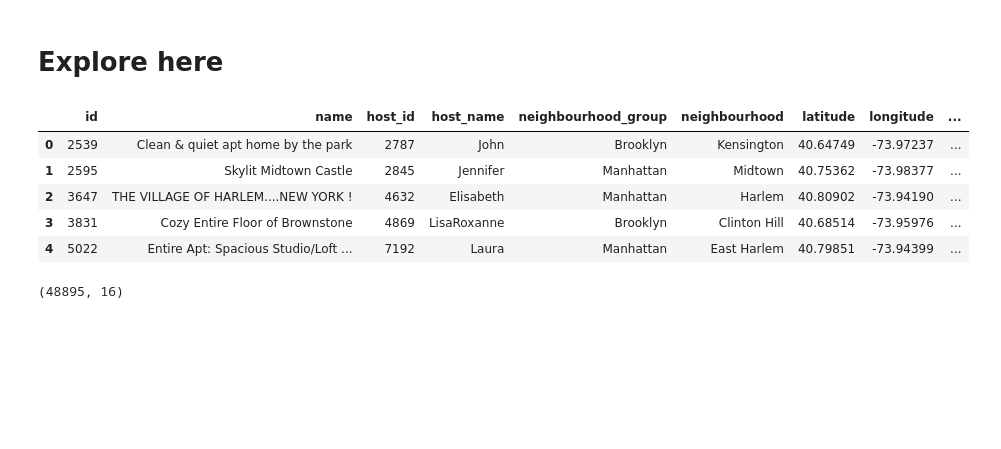
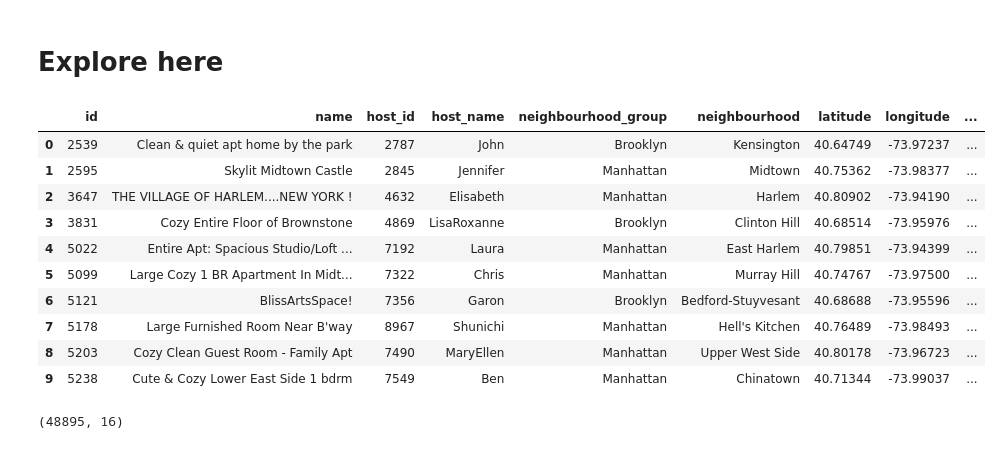
Before and after one commit to 4GeeksAcademy/0204machine-learning-python-template, a Jupyter notebook: src/explore.ipynb, the cells around one changed output. Drawn from its saved outputs; the diff is of its cells as text; code cells hidden in the pictures; blank space fills up the shorter version.

```diff
--- a/src/explore.ipynb
+++ b/src/explore.ipynb
@@ -3,16 +3,21 @@
 # %%
 # Your code here
 import pandas as pd
 
 dt = pd.read_csv("https://raw.githubusercontent.com/4GeeksAcademy/data-preprocessing-project-tutorial/main/AB_NYC_2019.csv")
-dt.head()
+dt.head(10)
 # %% [output]
 |  | id | name | host_id | host_name | neighbourhood_group | neighbourhood | latitude | longitude | ... |
 | 0 | 2539 | Clean & quiet apt home by the park | 2787 | John | Brooklyn | Kensington | 40.64749 | -73.97237 | ... |
 | 1 | 2595 | Skylit Midtown Castle | 2845 | Jennifer | Manhattan | Midtown | 40.75362 | -73.98377 | ... |
 | 2 | 3647 | THE VILLAGE OF HARLEM....NEW YORK ! | 4632 | Elisabeth | Manhattan | Harlem | 40.80902 | -73.94190 | ... |
 | 3 | 3831 | Cozy Entire Floor of Brownstone | 4869 | LisaRoxanne | Brooklyn | Clinton Hill | 40.68514 | -73.95976 | ... |
 | 4 | 5022 | Entire Apt: Spacious Studio/Loft ... | 7192 | Laura | Manhattan | East Harlem | 40.79851 | -73.94399 | ... |
+| 5 | 5099 | Large Cozy 1 BR Apartment In Midt... | 7322 | Chris | Manhattan | Murray Hill | 40.74767 | -73.97500 | ... |
+| 6 | 5121 | BlissArtsSpace! | 7356 | Garon | Brooklyn | Bedford-Stuyvesant | 40.68688 | -73.95596 | ... |
+| 7 | 5178 | Large Furnished Room Near B'way | 8967 | Shunichi | Manhattan | Hell's Kitchen | 40.76489 | -73.98493 | ... |
+| 8 | 5203 | Cozy Clean Guest Room - Family Apt | 7490 | MaryEllen | Manhattan | Upper West Side | 40.80178 | -73.96723 | ... |
+| 9 | 5238 | Cute & Cozy Lower East Side 1 bdrm | 7549 | Ben | Manhattan | Chinatown | 40.71344 | -73.99037 | ... |
 # %%
 dt.shape
 # %% [output]
```
Also changed, not shown: parts of 9 cells of this notebook.
